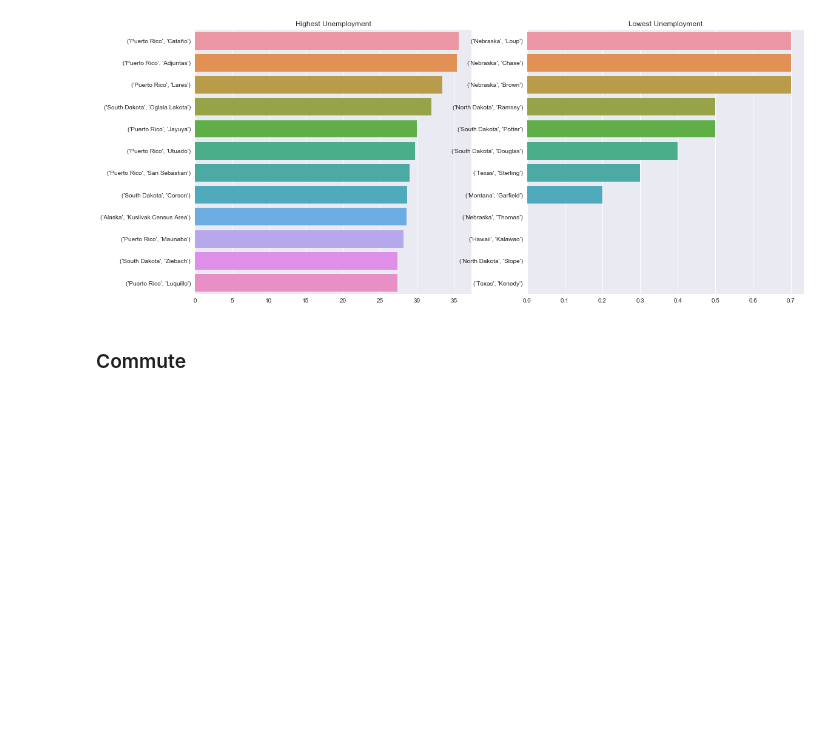
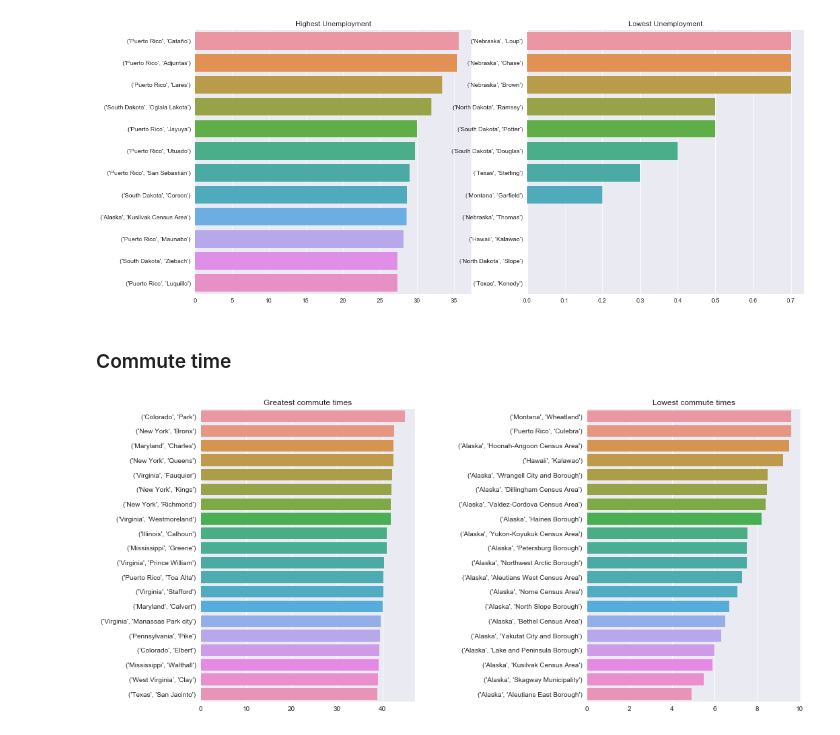
Before and after one commit to pstetz/Kaggle, a Jupyter notebook: in_progress/census/state_focus.ipynb, the cells around one changed output. Saved outputs shown, nothing was run; the diff lists cells and outputs as text; code cells hidden in the pictures; blank space fills up the shorter version.

```diff
--- a/in_progress/census/state_focus.ipynb
+++ b/in_progress/census/state_focus.ipynb
@@ -185,4 +185,17 @@ _ = sns.barplot(x=data.values, y=data.index, ax=axarr[1]).set(title="Lowest Unem
 # %% [output]
 [figure]
 # %% [markdown]
-### Commute
+### Commute time
+# %%
+fig, axarr = plt.subplots(1, 2, figsize=(16, 8))
+fig.subplots_adjust(wspace=0.8)
+
+commute = census.groupby(["State", "County"])["MeanCommute"].median().sort_values(ascending=False)
+
+data = commute.head(20)
+sns.barplot(x=data.values, y=data.index, ax=axarr[0]).set(title="Greatest commute times")
+
+data = commute.tail(20)
+_ = sns.barplot(x=data.values, y=data.index, ax=axarr[1]).set(title="Lowest commute times")
+# %% [output]
+[figure, added]
```
Also changed, not shown: parts of 1 cell of this notebook, 2 other files.
